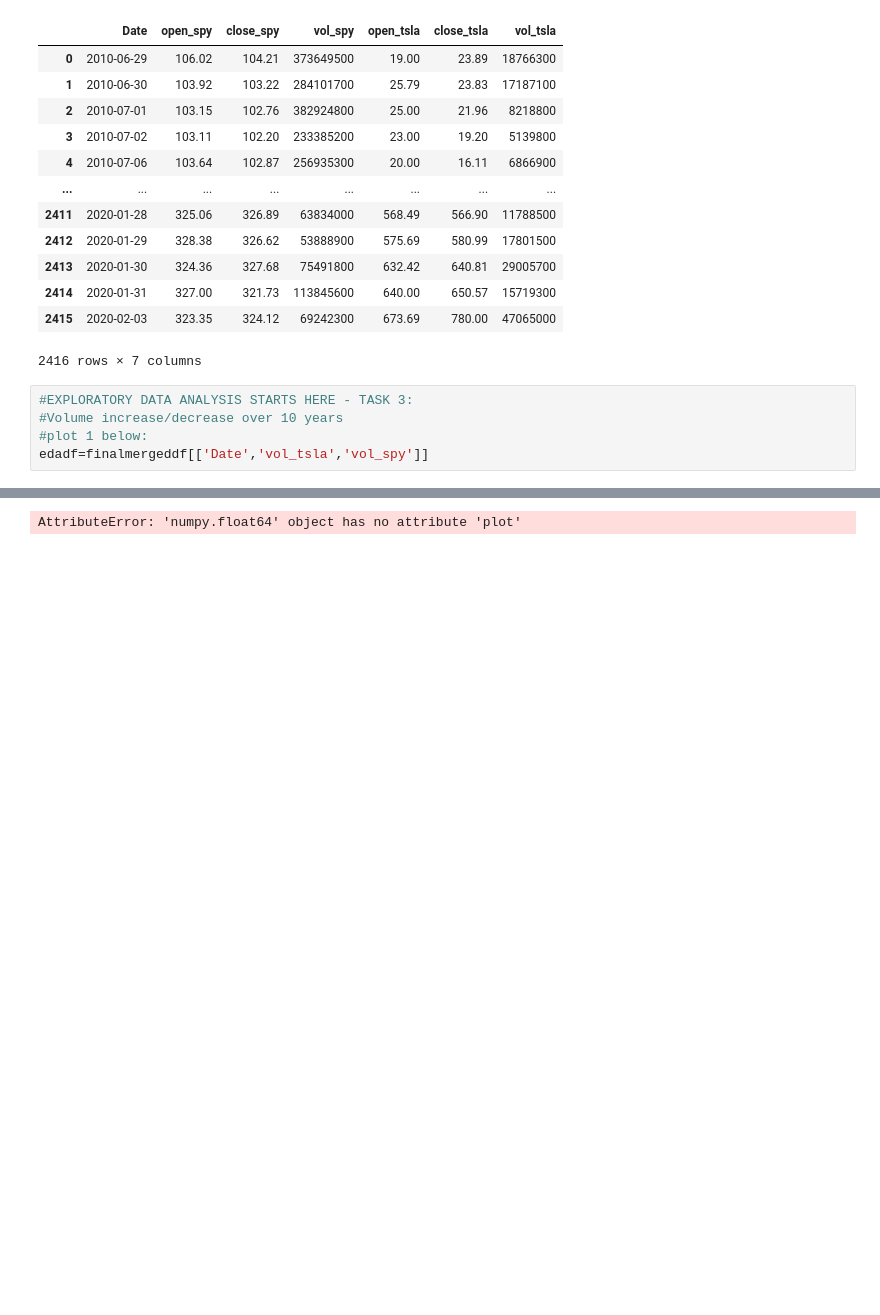
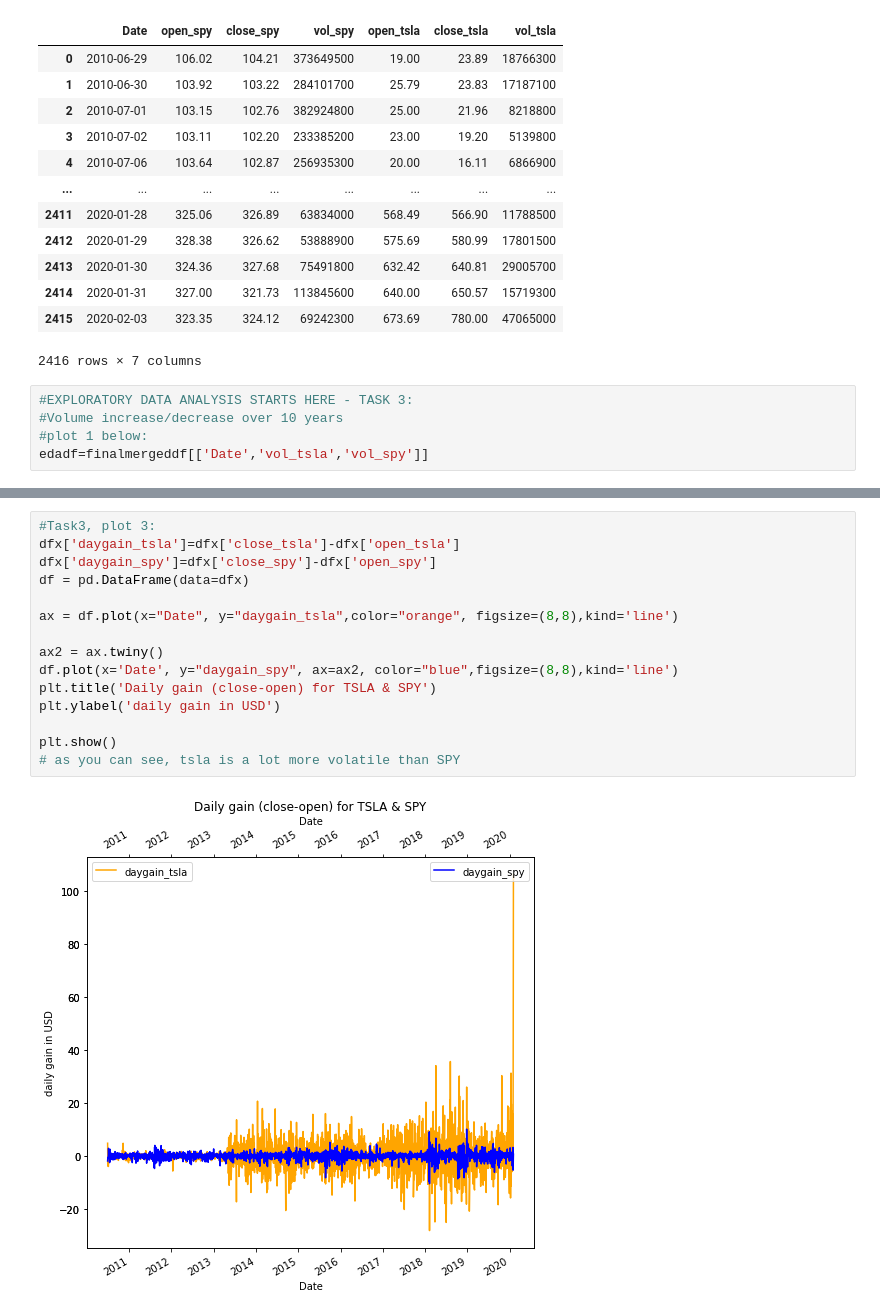
Before and after one commit to data301-2021-summer2/project-group23-project, a Jupyter notebook: analysis/EDA(Task3).ipynb, the cells around one changed output, grey strips where cells are left out. Saved outputs shown, nothing was run; the diff lists cells and outputs as text; blank space fills up the shorter version.

Commit message:
Added final steps to EDA and task4

```diff
--- a/analysis/EDA(Task3).ipynb
+++ b/analysis/EDA(Task3).ipynb
@@ -102,3 +116,17 @@ Length: 2416, dtype: float64
 # %%
+#Task3, plot 3:
+dfx['daygain_tsla']=dfx['close_tsla']-dfx['open_tsla']
+dfx['daygain_spy']=dfx['close_spy']-dfx['open_spy']
+df = pd.DataFrame(data=dfx)
+
+ax = df.plot(x="Date", y="daygain_tsla",color="orange", figsize=(8,8),kind='line')
+
+ax2 = ax.twiny()
+df.plot(x='Date', y="daygain_spy", ax=ax2, color="blue",figsize=(8,8),kind='line')
+plt.title('Daily gain (close-open) for TSLA & SPY')
+plt.ylabel('daily gain in USD')
+
+plt.show()
+# as you can see, tsla is a lot more volatile than SPY
 # %% [output]
-AttributeError: 'numpy.float64' object has no attribute 'plot'
+[figure, added]
```
Also changed, not shown: parts of 5 cells of this notebook, 5 other files.
